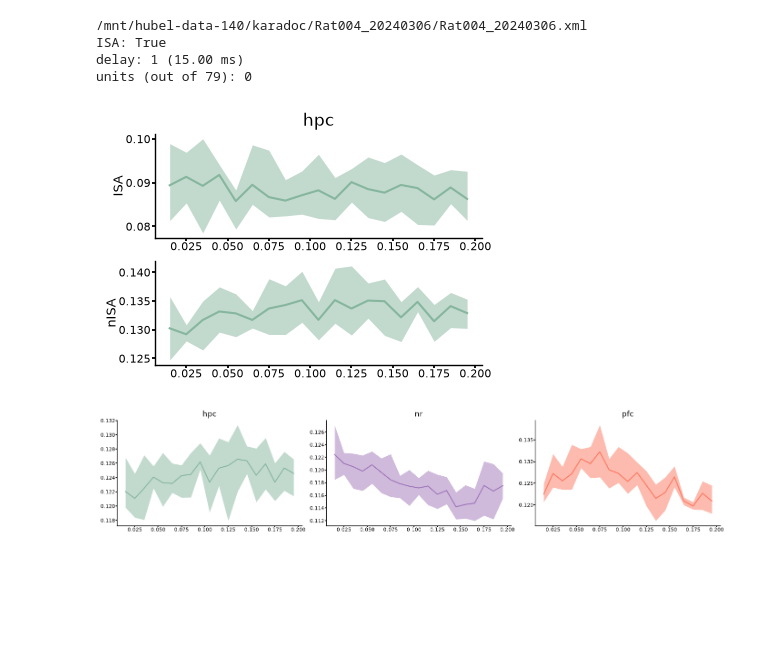
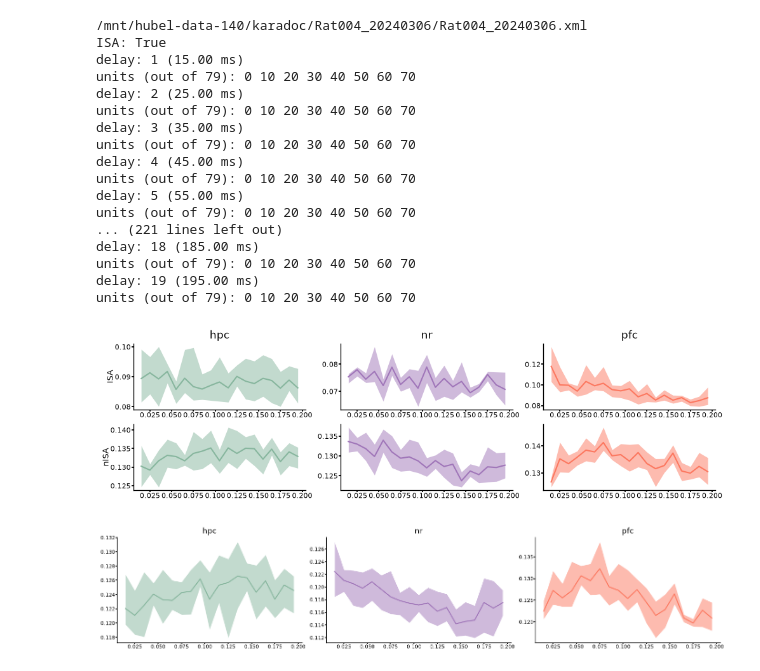
Before and after one commit to pietro-bozzo/NRCode, a Jupyter notebook: Python/tryGLM.ipynb, the cells around one changed output. Drawn from its saved outputs; the diff is of its cells as text; code cells hidden in the pictures; blank space fills up the shorter version.

```diff
--- a/Python/tryGLM.ipynb
+++ b/Python/tryGLM.ipynb
@@ -16,7 +16,7 @@ def _populationGLM(session,regs=None,when='sleep.*#0',n_lags=6,delay=[0],shuffle
     # predict PFC population activity with region spike matrices just before (with history)
 
     MAX_UNITS = 100
-    BALANCE = np.inf
+    #BALANCE = np.inf
     R = fma.regions.regions(session,phases=when,states='sws',events='InfraSlowRhythm/infraslowaval')
     regs = R.ids if regs is None else np.asarray(regs)[np.isin(regs,R.ids)]
 
@@ -88,23 +88,23 @@ def _populationGLM(session,regs=None,when='sleep.*#0',n_lags=6,delay=[0],shuffle
                     break
 
                 # 1. observed
-                y = counts_y[target_idx_isa+d,i]
-                if y.sum() < 5:
+                y_isa = counts_y[target_idx_isa+d,i]
+                if y_isa.sum() < 5:
                     continue
                 # BALANCE
-                valid = y != 0
+                #valid = y != 0
                 #print(f'({valid.sum()},',end='')
-                valid[rng.choice(len(y), size=min(valid.sum()*BALANCE,len(y)), replace=False)] = True
-                np.any(~valid) and print('! ',end='')
-                X_i = X_isa[valid]
-                y_i = y[valid]
+                #valid[rng.choice(len(y), size=min(valid.sum()*BALANCE,len(y)), replace=False)] = True
+                #np.any(~valid) and print('! ',end='')
+                #X_i = X_isa[valid]
+                #y_i = y[valid]
                 #print(f'{len(y_i)},{len(y)}) ',end='')
-                scores[a,:,j,0] = cv_score(X_i,y_i)
+                scores[a,:,j,0] = cv_score(X_isa,y_isa)
 
                 # 2. surrogate
                 for k in range(shuffle):
-                    rng.shuffle(y_i)
-                    scores[a,:,j,k+1] = cv_score(X_i,y_i)
+                    rng.shuffle(y_isa)
+                    scores[a,:,j,k+1] = cv_score(X_isa,y_isa)
             print()
 
     scores = xr.DataArray(scores,dims=['isa','cv','t','shuffle'],coords={'isa': [True,False], 't': delays, 'shuffle': [False]+[True]*shuffle, 'rat': int(R.rat)})
@@ -130,20 +130,33 @@ for i, r in enumerate(regs):
 /mnt/hubel-data-140/karadoc/Rat004_20240306/Rat004_20240306.xml
 ISA: True
 delay: 1 (15.00 ms)
-units (out of 79): 0
+units (out of 79): 0 10 20 30 40 50 60 70
+delay: 2 (25.00 ms)
+units (out of 79): 0 10 20 30 40 50 60 70
+delay: 3 (35.00 ms)
+units (out of 79): 0 10 20 30 40 50 60 70
+delay: 4 (45.00 ms)
+units (out of 79): 0 10 20 30 40 50 60 70
+delay: 5 (55.00 ms)
+units (out of 79): 0 10 20 30 40 50 60 70
+... (221 lines left out)
+delay: 18 (185.00 ms)
+units (out of 79): 0 10 20 30 40 50 60 70
+delay: 19 (195.00 ms)
+units (out of 79): 0 10 20 30 40 50 60 70
 # %%
 # see scores DIVIDE ISA nISA
-fig, ax = fma.plotting.makeFigure(size=(10,7),n=(2,len(scores)))
+fig, ax = fma.plotting.makeFigure(size=(25,7),n=(2,len(scores)))
 ax = np.array(ax,ndmin=2)
 for i, k in enumerate(keys):
     for j, a in enumerate([True,False]):
         #fma.plotting.semPlot(gain[k].t,gain[k],color=isau.paperColors(k),ax=ax[i])
-        fma.plotting.semPlot(scores[k].t,scores[k].sel(isa=a,shuffle=False),color=isau.paperColors(k),ax=ax[i,j])
-        #fma.plotting.semPlot(scores[k].t,scores[k].sel(shuffle=True),color=isau.paperColors('shuffle'),ax=ax[i,j])
-    ax[i,0].set(title=keys[i])
-ax[0,0].set(ylabel='ISA'), ax[0,1].set(ylabel='nISA');
+        fma.plotting.semPlot(scores[k].t,scores[k].sel(isa=a,shuffle=False),color=isau.paperColors(k),ax=ax[j,i])
+        #fma.plotting.semPlot(scores[k].t,scores[k].sel(shuffle=True),color=isau.paperColors('shuffle'),ax=ax[j,i])
+    ax[0,i].set(title=keys[i])
+ax[0,0].set(ylabel='ISA'), ax[1,0].set(ylabel='nISA');
 # %% [output]
-[figure, old version]
+[figure, new version]
 # %%
 # see scores DIVIDE ISA nISA
 fig, ax = fma.plotting.makeFigure(size=(35,7),n=(1,len(scores)))
```
Also changed, not shown: 2 other files.
